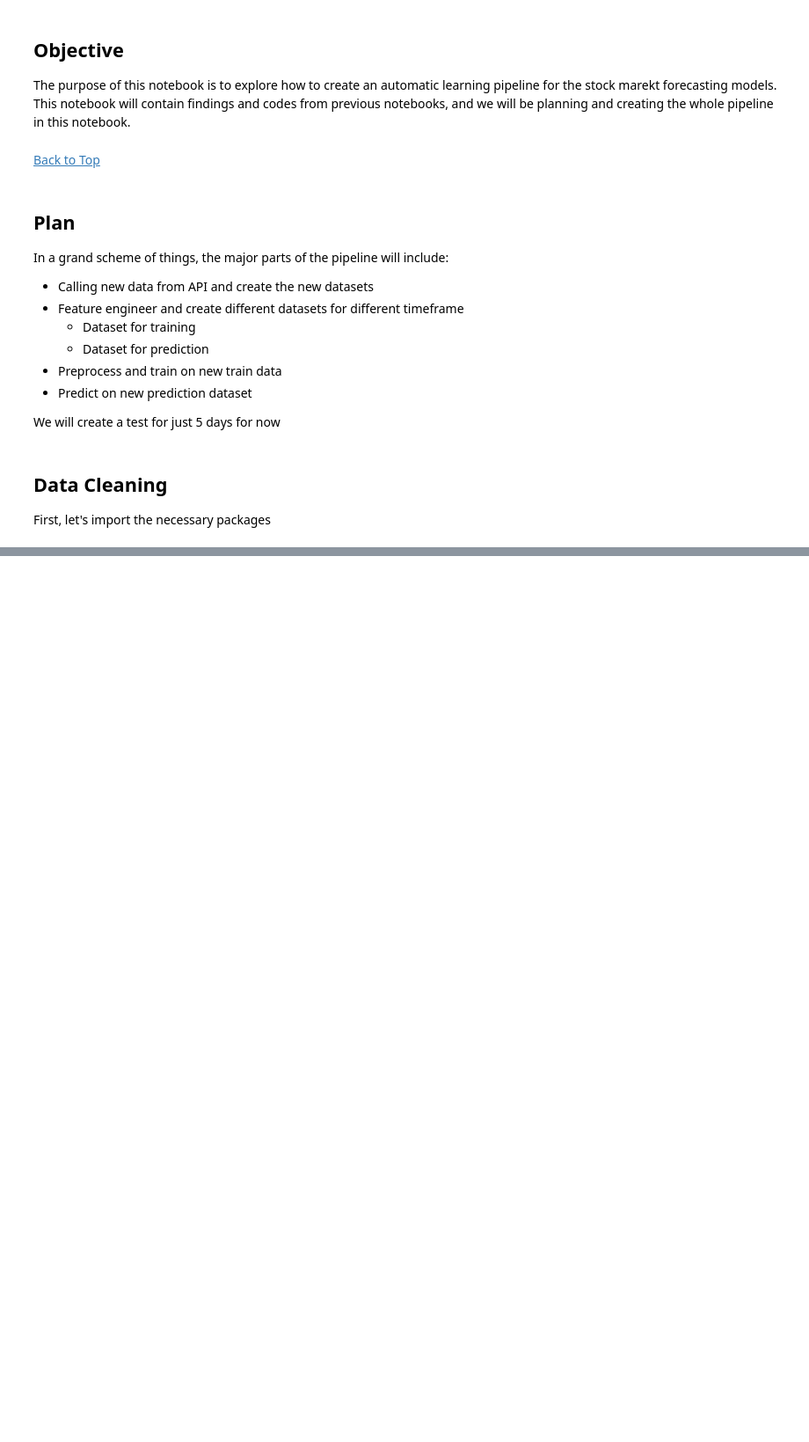
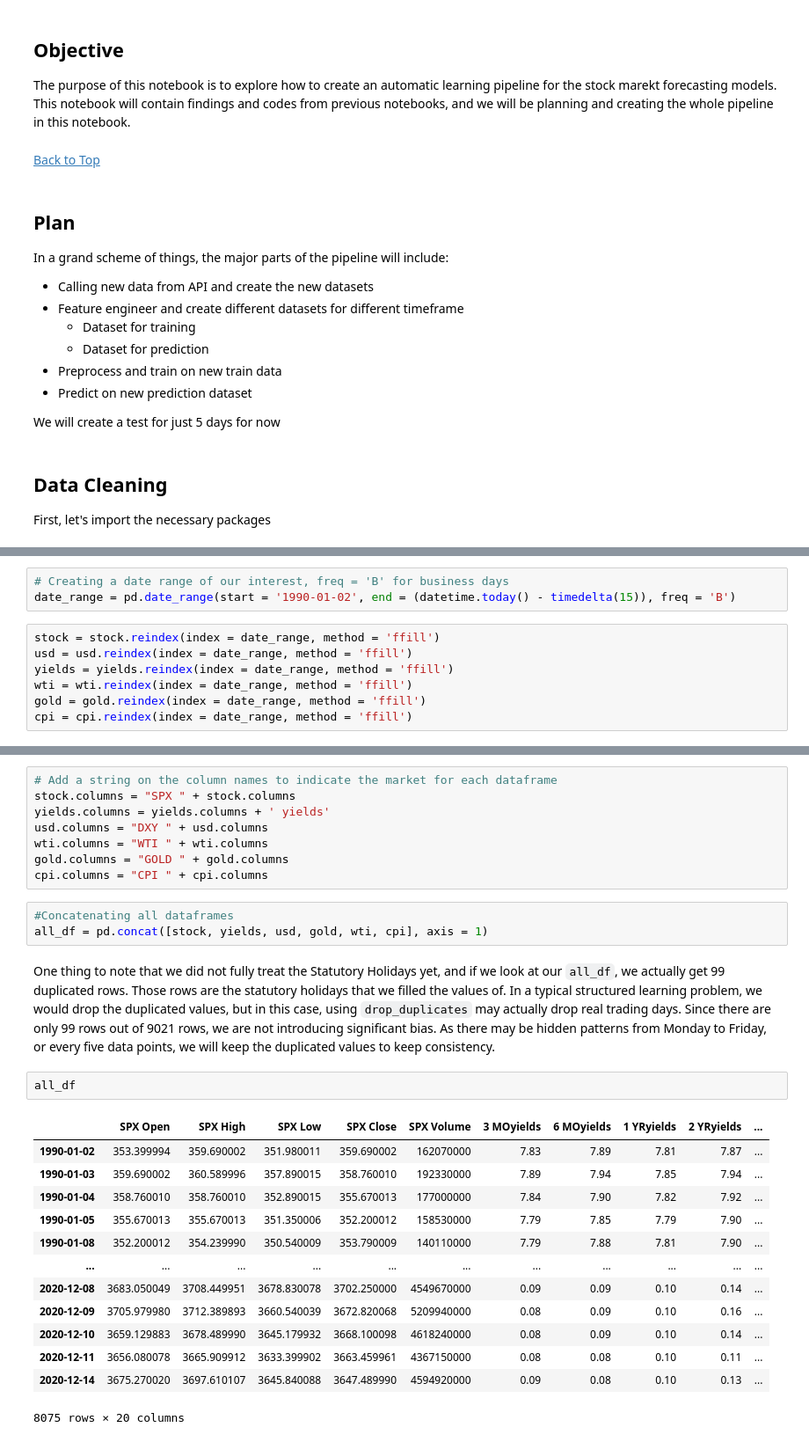
Before and after one commit to ianyu93/stock-market-forecast, a Jupyter notebook: 6-Development Ground.ipynb, the cells around one changed output, grey strips where cells are left out. Shown: that part at 88% size. Cells and saved outputs as stored; diff of their text form; blank space fills up the shorter version.

Commit message:
data cleaned

```diff
--- a/6-Development Ground.ipynb
+++ b/6-Development Ground.ipynb
@@ -86,0 +179,10 @@ wti[wti["price"].isna()].tail(10)
+# %%
+# Creating a date range of our interest, freq = 'B' for business days
+date_range = pd.date_range(start = '1990-01-02', end = (datetime.today() - timedelta(15)), freq = 'B')
+# %%
+stock = stock.reindex(index = date_range, method = 'ffill')
+usd = usd.reindex(index = date_range, method = 'ffill')
+yields = yields.reindex(index = date_range, method = 'ffill')
+wti = wti.reindex(index = date_range, method = 'ffill')
+gold = gold.reindex(index = date_range, method = 'ffill')
+cpi = cpi.reindex(index = date_range, method = 'ffill')
@@ -86,0 +203,29 @@ wti[wti["price"].isna()].tail(10)
+# %%
+# Add a string on the column names to indicate the market for each dataframe
+stock.columns = "SPX " + stock.columns
+yields.columns = yields.columns + ' yields'
+usd.columns = "DXY " + usd.columns
+wti.columns = "WTI " + wti.columns
+gold.columns = "GOLD " + gold.columns
+cpi.columns = "CPI " + cpi.columns
+# %%
+#Concatenating all dataframes
+all_df = pd.concat([stock, yields, usd, gold, wti, cpi], axis = 1)
+# %% [markdown]
+One thing to note that we did not fully treat the Statutory Holidays yet, and if we look at our `all_df`, we actually get 99 duplicated rows. Those rows are the statutory holidays that we filled the values of. In a typical structured learning problem, we would drop the duplicated values, but in this case, using `drop_duplicates` may actually drop real trading days. Since there are only 99 rows out of 9021 rows, we are not introducing significant bias. As there may be hidden patterns from Monday to Friday, or every five data points, we will keep the duplicated values to keep consistency.
+# %%
+all_df
+# %% [output]
+|  | SPX Open | SPX High | SPX Low | SPX Close | SPX Volume | 3 MOyields | 6 MOyields | 1 YRyields | 2 YRyields | ... |
+| 1990-01-02 | 353.399994 | 359.690002 | 351.980011 | 359.690002 | 162070000 | 7.83 | 7.89 | 7.81 | 7.87 | ... |
+| 1990-01-03 | 359.690002 | 360.589996 | 357.890015 | 358.760010 | 192330000 | 7.89 | 7.94 | 7.85 | 7.94 | ... |
+| 1990-01-04 | 358.760010 | 358.760010 | 352.890015 | 355.670013 | 177000000 | 7.84 | 7.90 | 7.82 | 7.92 | ... |
+| 1990-01-05 | 355.670013 | 355.670013 | 351.350006 | 352.200012 | 158530000 | 7.79 | 7.85 | 7.79 | 7.90 | ... |
+| 1990-01-08 | 352.200012 | 354.239990 | 350.540009 | 353.790009 | 140110000 | 7.79 | 7.88 | 7.81 | 7.90 | ... |
+| ... | ... | ... | ... | ... | ... | ... | ... | ... | ... | ... |
+| 2020-12-08 | 3683.050049 | 3708.449951 | 3678.830078 | 3702.250000 | 4549670000 | 0.09 | 0.09 | 0.10 | 0.14 | ... |
+| 2020-12-09 | 3705.979980 | 3712.389893 | 3660.540039 | 3672.820068 | 5209940000 | 0.08 | 0.09 | 0.10 | 0.16 | ... |
+| 2020-12-10 | 3659.129883 | 3678.489990 | 3645.179932 | 3668.100098 | 4618240000 | 0.08 | 0.09 | 0.10 | 0.14 | ... |
+| 2020-12-11 | 3656.080078 | 3665.909912 | 3633.399902 | 3663.459961 | 4367150000 | 0.08 | 0.08 | 0.10 | 0.11 | ... |
+| 2020-12-14 | 3675.270020 | 3697.610107 | 3645.840088 | 3647.489990 | 4594920000 | 0.09 | 0.08 | 0.10 | 0.13 | ... |
+8075 rows × 20 columns
```
Also changed, not shown: parts of 12 cells of this notebook.
